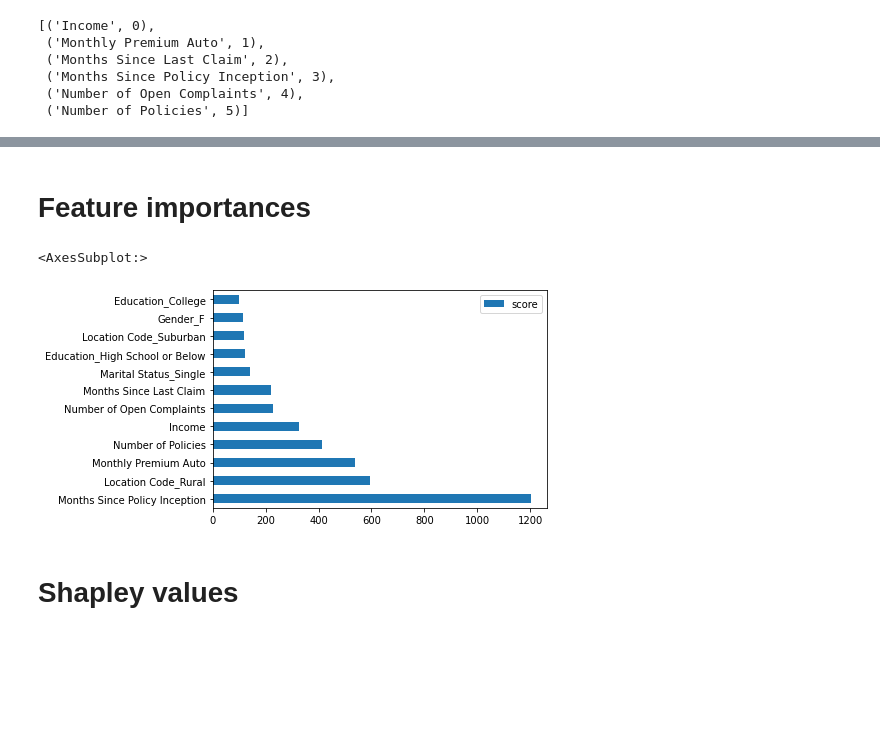
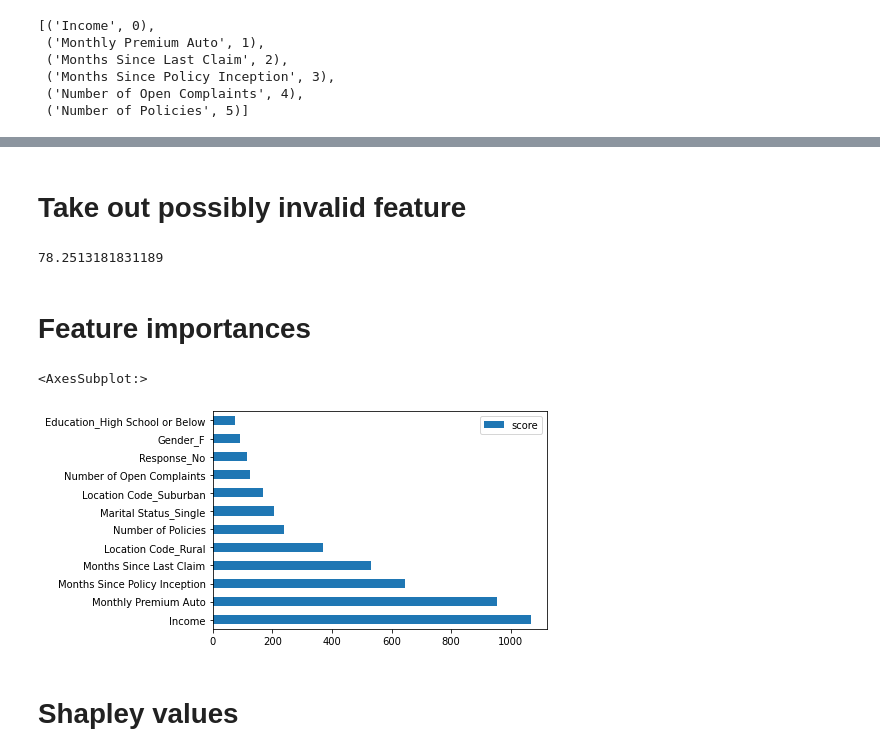
Before and after one commit to eenticott/us-ins-stuff, a Jupyter notebook: gavin-lv.ipynb, the cells around one changed output, grey strips where cells are left out. Cells and saved outputs as stored; diff of their text form; code cells hidden in the pictures; blank space fills up the shorter version.

Commit message:
Add case where Monthly Premium is invalid, random search

```diff
--- a/gavin-lv.ipynb
+++ b/gavin-lv.ipynb
@@ -129,23 +169 @@ get_monotone_cols(X_train)
 CONSTRAINTS = (-1,1,-1,-1,1,1)
-# %%
-dtrain = xgb.DMatrix(X_train, label=y_train)
-dval = xgb.DMatrix(X_val, label=y_val)
-
-
-
-# specify parameters via map
-param = {'max_depth':5,
-         'eta':0.1, \
-         'objective':'reg:gamma', \
-         'min_child_weight': 5,
-         'eval_metric': 'mae',
-         'subsample': 0.8,
-         'base_score' : df["Total Claim Amount"].median(),
-         'booster': 'gbtree', \
-         # Enforce increasing/decreasing
-         'monotone_constraints': CONSTRAINTS,
-         'tree_method': 'exact',
-         'lambda': 0.01
-        }
-num_round = 250
-bst = xgb.train(param, dtrain, num_round)
@@ -169,16 +195,30 @@ mean_absolute_error(preds, y_val)
+# %% [markdown]
+# Take out possibly invalid feature
+# %%
+X_train_noprem = X_train.drop("Monthly Premium Auto", axis=1)
+X_val_noprem = X_val.drop("Monthly Premium Auto", axis=1)
+X_test_noprem = X_test.drop("Monthly Premium Auto", axis=1)
+
+best_params = bst.best_estimator_.get_params()
+no_prem = xgb.XGBRegressor(**best_params)
+no_prem.fit(X_train_noprem, y_train)
+preds = no_prem.predict(X_val_noprem)
+mean_absolute_error(preds, y_val)
+# %% [output]
+78.2513181831189
 # %% [markdown]
 # Feature importances
 # %%
-feature_important = bst.get_score(importance_type='weight')
+feature_important = bst.best_estimator_.get_booster().get_score(importance_type='weight')
 keys = list(feature_important.keys())
 values = list(feature_important.values())
 
 data = pd.DataFrame(data=values, index=keys, columns=["score"]).sort_values(by = "score", ascending=False)
 
 data.head(12).plot(kind='barh')
 # %% [output]
 <AxesSubplot:>
-[figure, old version]
+[figure, new version]
 # %% [markdown]
 # Shapley values
 # %%
```
Also changed, not shown: parts of 20 cells of this notebook.
